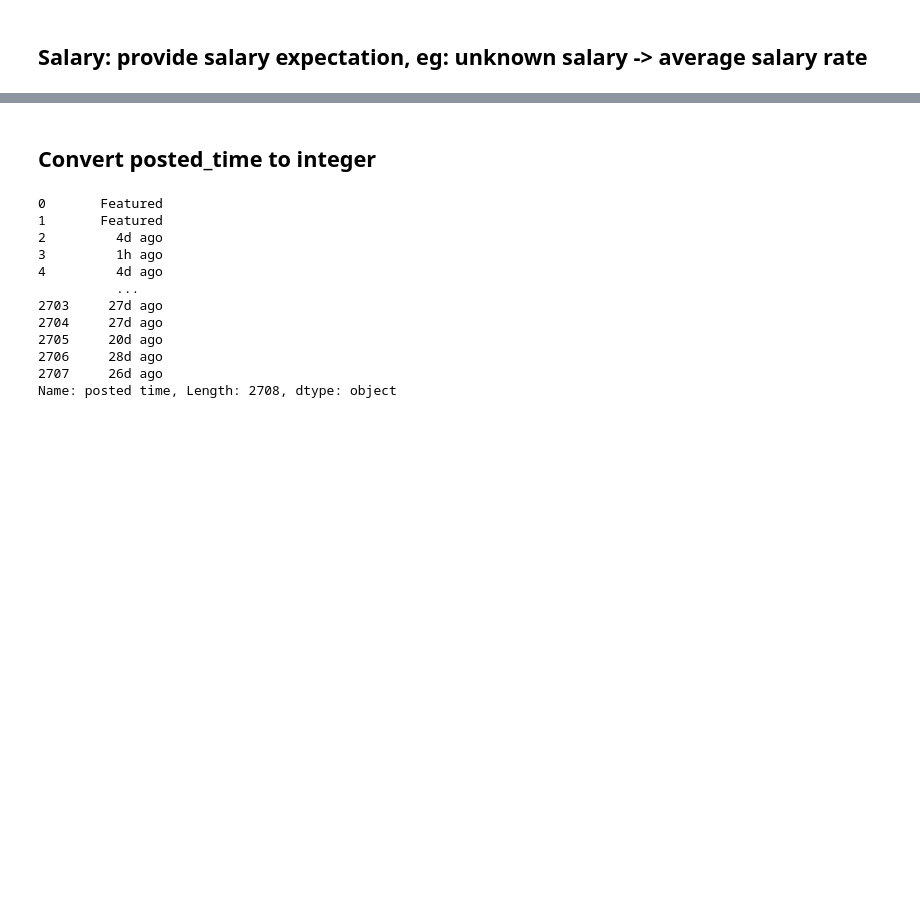
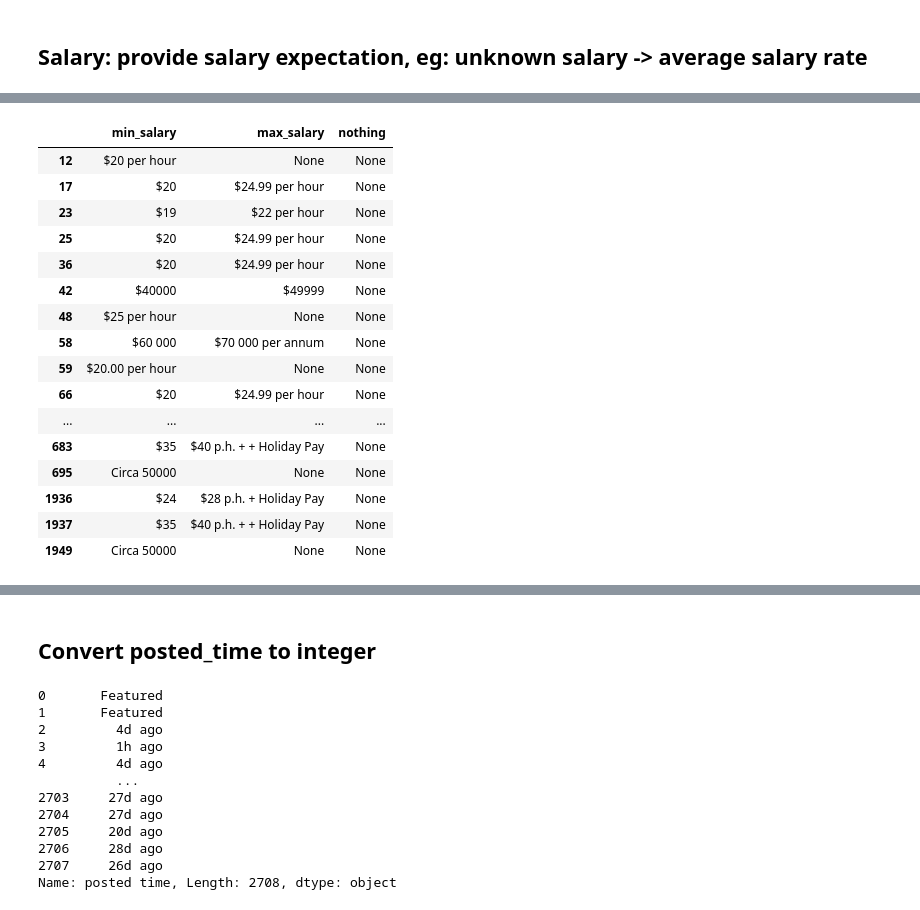
Before and after one commit to zyzisastudyreallyhardguy/dataanalysistask, a Jupyter notebook: jupyter notebook/dataanalysis.ipynb, the cells around one changed output, grey strips where cells are left out. Drawn from its saved outputs; the diff is of its cells as text; code cells hidden in the pictures; blank space fills up the shorter version.

```diff
--- a/jupyter notebook/dataanalysis.ipynb
+++ b/jupyter notebook/dataanalysis.ipynb
@@ -229,0 +211,31 @@ df_admin['max_salary'] = df_admin['max_salary'].apply(fillvalue, args = (max_sal
+# %%
+df_admin['salary'] = df_admin[df_admin['salary'].str.contains('\d', na = False)]['salary']\
+.str.replace('\d\%', '', regex = True)
+# %%
+df_admin['salary'] = df_admin[df_admin['salary'].str.contains('\d', na = False)]\
+['salary'].str.replace(',','')
+# %%
+df_admin['salary'].fillna('unknown', inplace = True)
+# %%
+df_admin[['min_salary','max_salary','nothing']] = df_admin['salary'].str.split('-', expand = True)
+# %%
+df_admin[df_admin['salary'].str.contains('\d', na = False)]\
+[['min_salary','max_salary','nothing']]
+# %% [output]
+|  | min_salary | max_salary | nothing |
+| 12 | $20 per hour | None | None |
+| 17 | $20 | $24.99 per hour | None |
+| 23 | $19 | $22 per hour | None |
+| 25 | $20 | $24.99 per hour | None |
+| 36 | $20 | $24.99 per hour | None |
+| 42 | $40000 | $49999 | None |
+| 48 | $25 per hour | None | None |
+| 58 | $60 000 | $70 000 per annum | None |
+| 59 | $20.00 per hour | None | None |
+| 66 | $20 | $24.99 per hour | None |
+| ... | ... | ... | ... |
+| 683 | $35 | $40 p.h. + + Holiday Pay | None |
+| 695 | Circa 50000 | None | None |
+| 1936 | $24 | $28 p.h. + Holiday Pay | None |
+| 1937 | $35 | $40 p.h. + + Holiday Pay | None |
+| 1949 | Circa 50000 | None | None |
```
Also changed, not shown: parts of 57 cells of this notebook.
